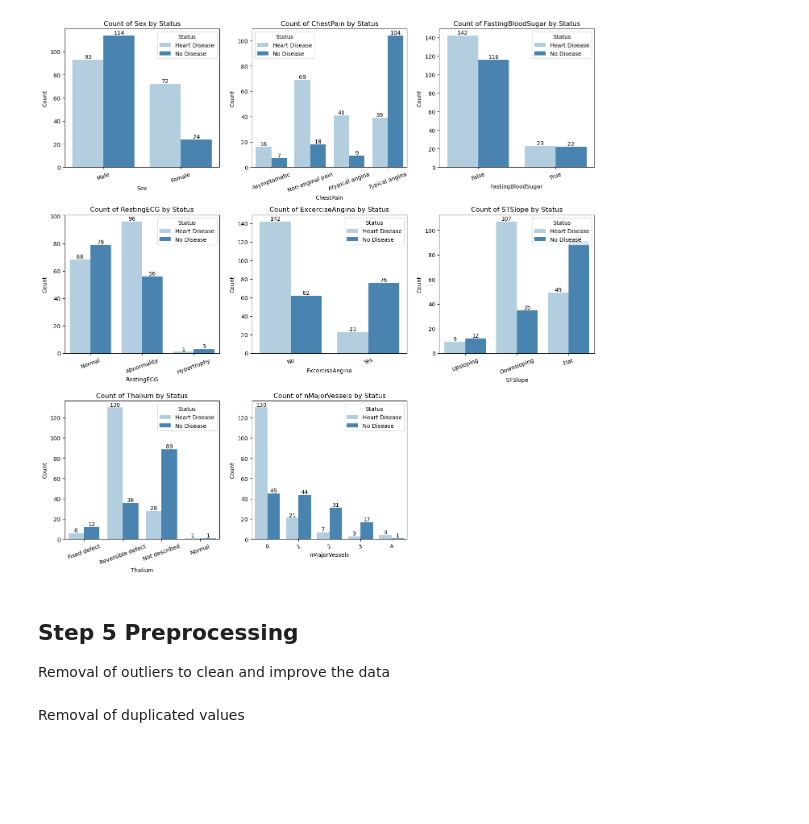
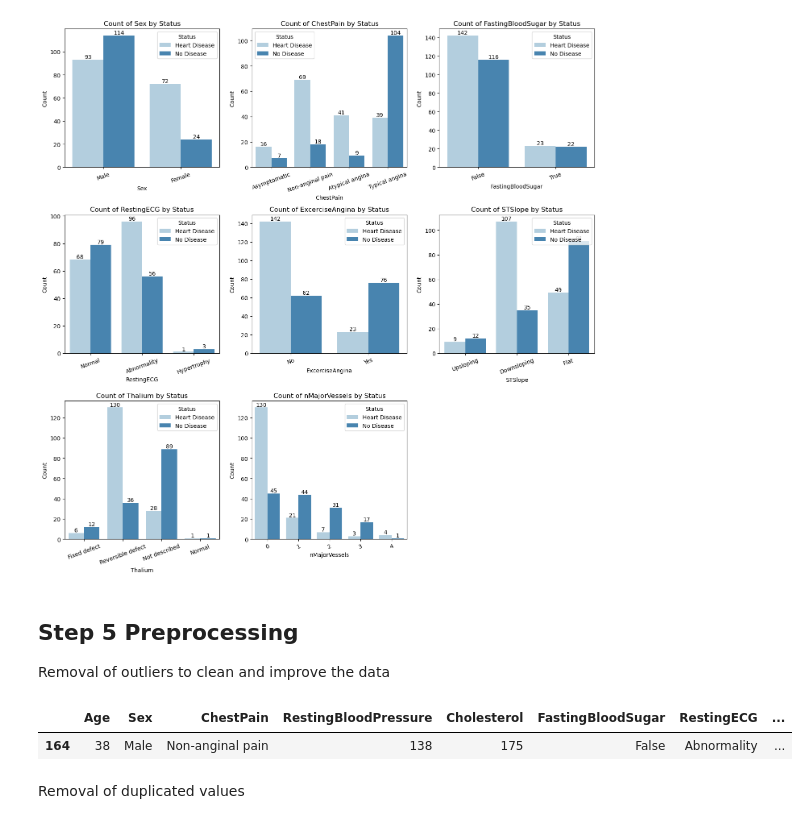
Before and after one commit to tgw6201/SC1015, a Jupyter notebook: miniProj.ipynb, the cells around one changed output. Cells and saved outputs as stored; diff of their text form; code cells hidden in the pictures; blank space fills up the shorter version.

Commit message:
Added "remove duplicates" portion

```diff
--- a/miniProj.ipynb
+++ b/miniProj.ipynb
@@ -470,3 +470,10 @@ plt.show()
 # %% [markdown]
 ## Step 5 Preprocessing
 Removal of outliers to clean and improve the data
+# %%
+# display the duplicated rows that will be removed
+duplicatedata = df.duplicated()
+df[duplicatedata]
+# %% [output]
+|  | Age | Sex | ChestPain | RestingBloodPressure | Cholesterol | FastingBloodSugar | RestingECG | ... |
+| 164 | 38 | Male | Non-anginal pain | 138 | 175 | False | Abnormality | ... |
```
Also changed, not shown: parts of 2 cells of this notebook.
